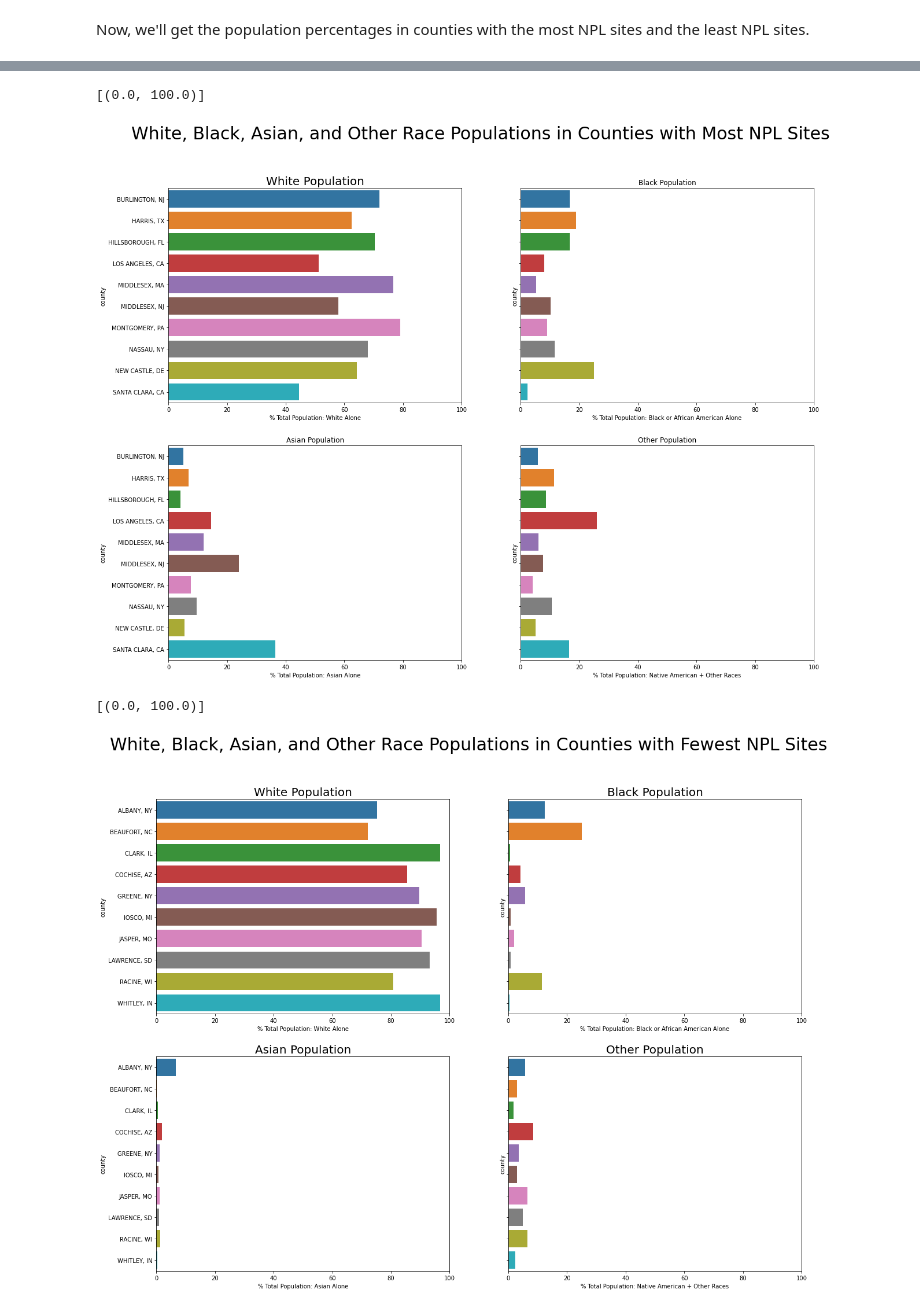
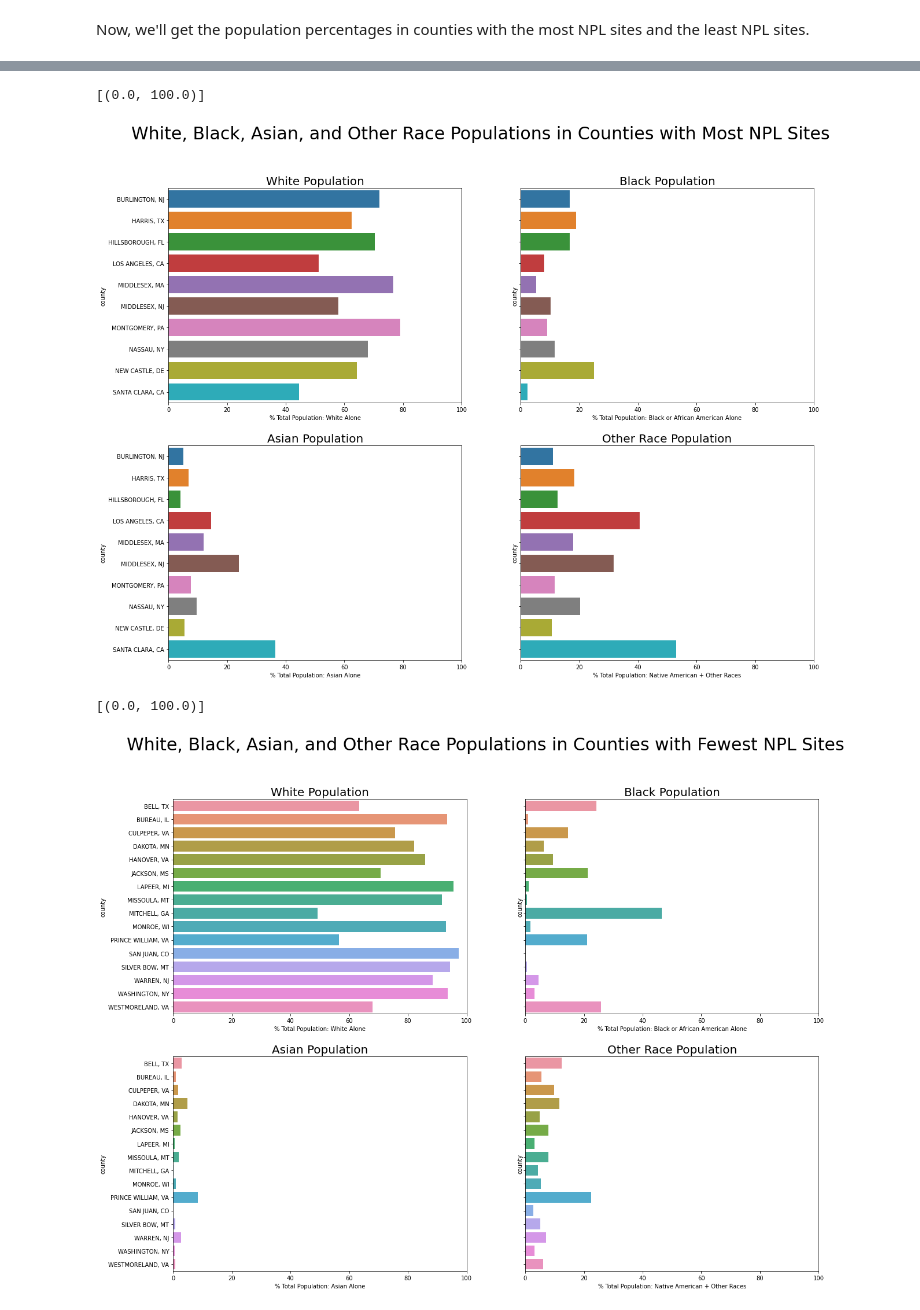
Before and after one commit to jeinuh/superfund-project, a Jupyter notebook: EDACheckpoint_group011.ipynb, the cells around one changed output, grey strips where cells are left out. Cells and saved outputs as stored; diff of their text form; code cells hidden in the pictures.

```diff
--- a/EDACheckpoint_group011.ipynb
+++ b/EDACheckpoint_group011.ipynb
@@ -123,3 +121,25 @@ We can see from the subset of missing data that these NPL sites are in valid cit
+# %%
+# manually input county names here
+npl_df['County'][266] = 'KINGS-QUEENS'
+npl_df['County'][303] = 'GUYAMA'
+npl_df['County'][306] = 'UTUADO'
+npl_df['County'][311] = 'TOA BAJA'
+npl_df['County'][314] = 'VEGA ALTA'
+npl_df['County'][495] = 'MORGAN-MADISON-LIMESTONE'
+npl_df['County'][644] = 'AIKEN-ALLENDALE-BARNWELL'
+npl_df['County'][661] = 'ANDERSON'
+npl_df['County'][853] = 'HAMILTON'
+npl_df['County'][881] = 'GREENE '
+npl_df['County'][1127] = 'BUTTE-SILVER BOW'
+npl_df['County'][1129] = 'MEADE'
+npl_df['County'][1134] = 'DAVIS'
+npl_df['County'][1256] = 'ALEUTIANS WEST CENSUS AREA'
+npl_df['County'][1258] = 'ANCHORAGE'
+npl_df['County'][1259] = 'ANCHORAGE'
+npl_df['County'][1260] = 'FAIRBANKS NORTH STAR'
+npl_df['County'][1261] = 'PRINCE OF WALES-HYDER CENSUS AREA'
+npl_df['County'][1263] = 'BANNOCK'
+npl_df['County'][1264] = 'BUTTE'
 # %%
 # clarify that all missing data has been addressed
 npl_df.isna().sum().sum()
@@ -431,7 +502,7 @@ popper_df
 # %% [markdown]
 We will want to eventually have a subplot of White, Black, Asian, and Other Race. So let's add together American Indian and Alaska Native alone, Native Hawaiian and Other Pacific Islander Alone, Some Other Race Alone, and Two or More Races. Then we'll add this into a new column in our population percentage dataframe.
 # %%
-other_race = popper_df['% Total Population: American Indian and Alaska Native Alone'] + popper_df['% Total Population: Native Hawaiian and Other Pacific Islander Alone'] + popper_df['% Total Population: Some Other Race Alone'] + popper_df['% Total Population: Two or More Races']
+other_race = popper_df['% Total Population: Asian Alone']+popper_df['% Total Population: American Indian and Alaska Native Alone'] + popper_df['% Total Population: Native Hawaiian and Other Pacific Islander Alone'] + popper_df['% Total Population: Some Other Race Alone'] + popper_df['% Total Population: Two or More Races']
 popper_df["% Total Population: Native American + Other Races"] = other_race
 
 popper_df
@@ -490,32 +561,32 @@ asian.set(xlim=(0, 100))
 
 
 other = sns.barplot(ax=axes[1,1], x='% Total Population: Native American + Other Races', y='county', data=popper_top_df)
-axes[1,1].set_title('Other Population',fontsize=20)
+axes[1,1].set_title('Other Race Population',fontsize=20)
 other.set(xlim=(0,100))
 # %% [output]
 [(0.0, 100.0)]
-[figure, old version]
+[figure, new version]
 # %%
 fig, axes = plt.subplots(2, 2, figsize=(20, 15), sharey=True)
 fig.suptitle('White, Black, Asian, and Other Race Populations in Counties with Fewest NPL Sites', fontsize=30)
 
 white = sns.barplot(ax=axes[0,0], x='% Total Population: White Alone', y='county',data=popper_bottom_df)
 axes[0,0].set_title('White Population',fontsize=20)
 white.set(xlim=(0, 100))
 
 black = sns.barplot(ax=axes[0,1], x='% Total Population: Black or African American Alone', y='county', data=popper_bottom_df)
 axes[0,1].set_title('Black Population',fontsize=20)
 black.set(xlim=(0, 100))
 
 asian = sns.barplot(ax=axes[1,0], x='% Total Population: Asian Alone', y='county', data=popper_bottom_df)
 axes[1,0].set_title('Asian Population',fontsize=20)
 asian.set(xlim=(0, 100))
 
 
 other = sns.barplot(ax=axes[1,1], x='% Total Population: Native American + Other Races', y='county', data=popper_bottom_df)
-axes[1,1].set_title('Other Population',fontsize=20)
+axes[1,1].set_title('Other Race Population',fontsize=20)
 other.set(xlim=(0,100))
 # %% [output]
 [(0.0, 100.0)]
-[figure, old version]
+[figure, new version]
 # %% [markdown]
```
Also changed, not shown: parts of 33 cells of this notebook.
